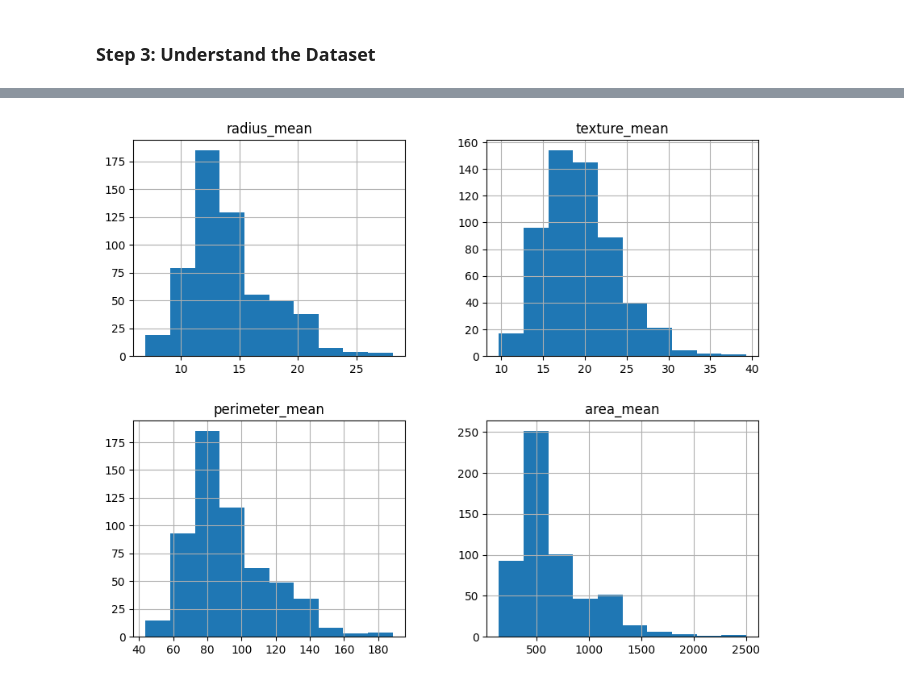
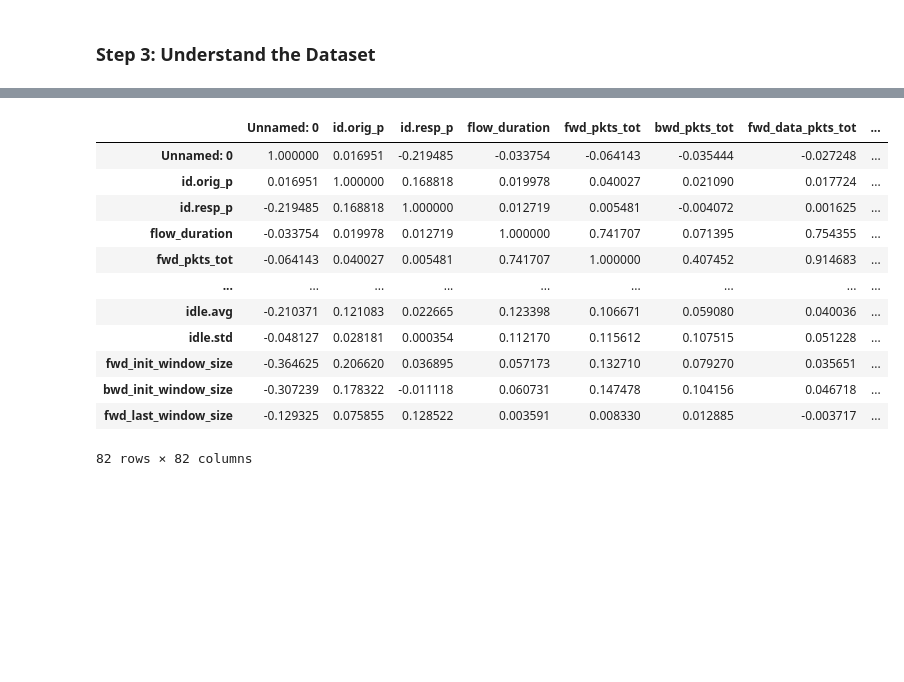
Before and after one commit to sravivarman/ml_assignment_2_2025da04030, a Jupyter notebook: EDA.ipynb, the cells around one changed output, grey strips where cells are left out. Cells and saved outputs as stored; diff of their text form; code cells hidden in the pictures; blank space fills up the shorter version.

```diff
--- a/EDA.ipynb
+++ b/EDA.ipynb
@@ -124,13 +172,20 @@ plt.show()
 # %%
-features = [
-    "radius_mean",
-    "texture_mean",
-    "perimeter_mean",
-    "area_mean"
-]
+numeric_df = df.select_dtypes(include=np.number)
+corr = numeric_df.corr()
 
-df[features].hist(figsize=(10,8))
-plt.show()
+corr
 # %% [output]
-[figure, removed]
+|  | Unnamed: 0 | id.orig_p | id.resp_p | flow_duration | fwd_pkts_tot | bwd_pkts_tot | fwd_data_pkts_tot | ... |
+| Unnamed: 0 | 1.000000 | 0.016951 | -0.219485 | -0.033754 | -0.064143 | -0.035444 | -0.027248 | ... |
+| id.orig_p | 0.016951 | 1.000000 | 0.168818 | 0.019978 | 0.040027 | 0.021090 | 0.017724 | ... |
+| id.resp_p | -0.219485 | 0.168818 | 1.000000 | 0.012719 | 0.005481 | -0.004072 | 0.001625 | ... |
+| flow_duration | -0.033754 | 0.019978 | 0.012719 | 1.000000 | 0.741707 | 0.071395 | 0.754355 | ... |
+| fwd_pkts_tot | -0.064143 | 0.040027 | 0.005481 | 0.741707 | 1.000000 | 0.407452 | 0.914683 | ... |
+| ... | ... | ... | ... | ... | ... | ... | ... | ... |
+| idle.avg | -0.210371 | 0.121083 | 0.022665 | 0.123398 | 0.106671 | 0.059080 | 0.040036 | ... |
+| idle.std | -0.048127 | 0.028181 | 0.000354 | 0.112170 | 0.115612 | 0.107515 | 0.051228 | ... |
+| fwd_init_window_size | -0.364625 | 0.206620 | 0.036895 | 0.057173 | 0.132710 | 0.079270 | 0.035651 | ... |
+| bwd_init_window_size | -0.307239 | 0.178322 | -0.011118 | 0.060731 | 0.147478 | 0.104156 | 0.046718 | ... |
+| fwd_last_window_size | -0.129325 | 0.075855 | 0.128522 | 0.003591 | 0.008330 | 0.012885 | -0.003717 | ... |
+82 rows × 82 columns
 # %%
```
Also changed, not shown: parts of 13 cells of this notebook, 2 other files.
